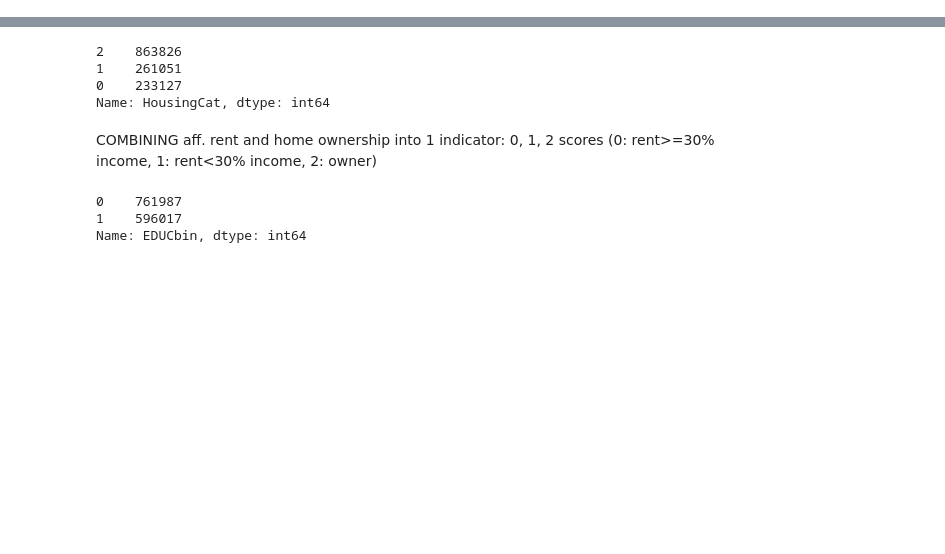
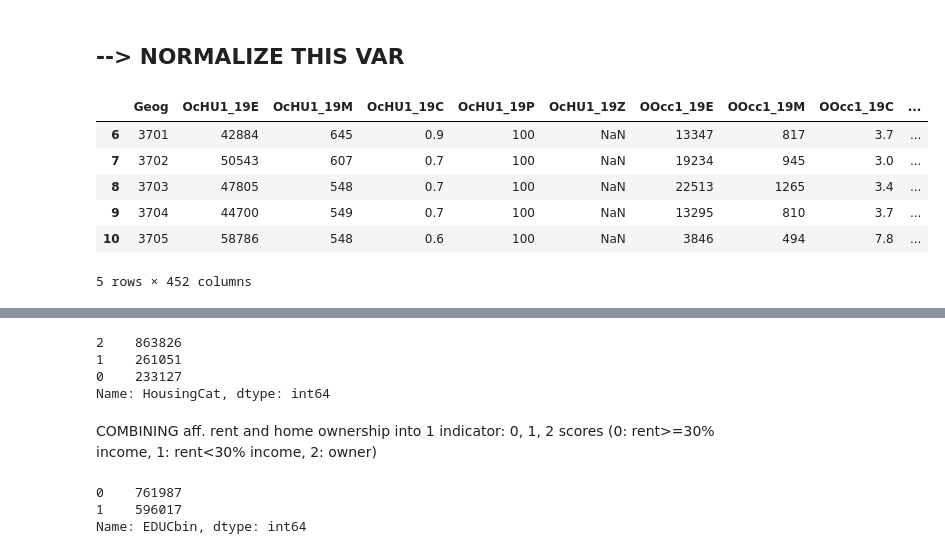
Before and after one commit to mike-carper/NYC-Neighborhood-Clustering, a Jupyter notebook: notebooks/edde_clustering_draft.ipynb, the cells around one changed output, grey strips where cells are left out. Cells and saved outputs as stored; diff of their text form; code cells hidden in the pictures; blank space fills up the shorter version.

```diff
--- a/notebooks/2019Clustering.ipynb
+++ b/notebooks/edde_clustering_draft.ipynb
@@ -124,0 +92,15 @@ dfCDI['affrentdec'] = dfCDI['RENTGRS']*12/dfCDI['HHINCOME']
+# %% [markdown]
+## --> NORMALIZE THIS VAR
+# %%
+housing = pd.read_excel(f'{path}{housing_path}')
+housing = housing.loc[~housing['Geog'].isin(boro_names)]
+housing['PUMA'] = '360'+housing['Geog'].astype(str)
+housing.head()
+# %% [output]
+|  | Geog | OcHU1_19E | OcHU1_19M | OcHU1_19C | OcHU1_19P | OcHU1_19Z | OOcc1_19E | OOcc1_19M | OOcc1_19C | ... |
+| 6 | 3701 | 42884 | 645 | 0.9 | 100 | NaN | 13347 | 817 | 3.7 | ... |
+| 7 | 3702 | 50543 | 607 | 0.7 | 100 | NaN | 19234 | 945 | 3.0 | ... |
+| 8 | 3703 | 47805 | 548 | 0.7 | 100 | NaN | 22513 | 1265 | 3.4 | ... |
+| 9 | 3704 | 44700 | 549 | 0.7 | 100 | NaN | 13295 | 810 | 3.7 | ... |
+| 10 | 3705 | 58786 | 548 | 0.6 | 100 | NaN | 3846 | 494 | 7.8 | ... |
+5 rows × 452 columns
```
Also changed, not shown: parts of 56 cells of this notebook, 6 other files.
